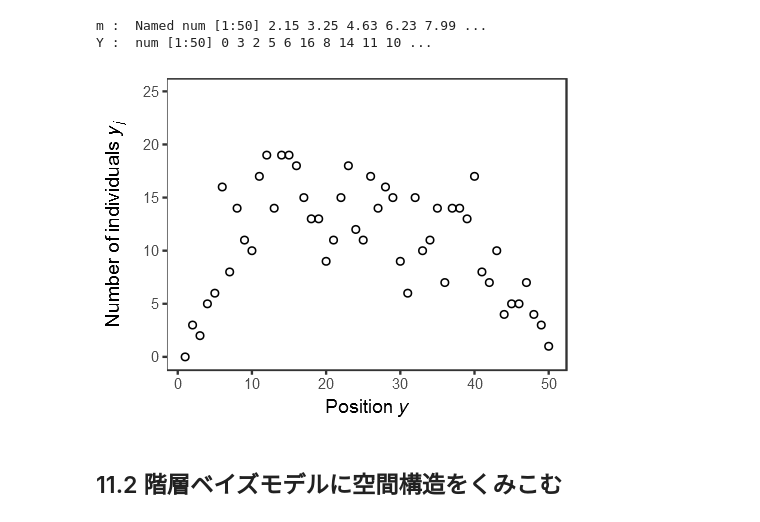
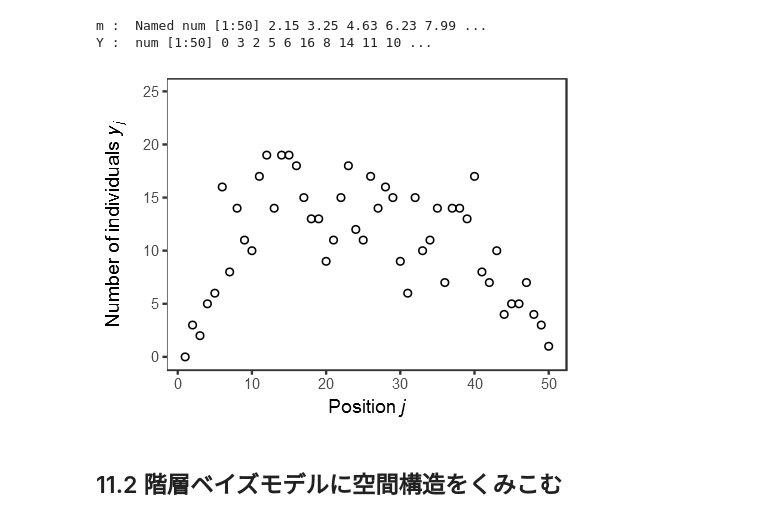
Before and after one commit to whatalnk/stat-model-intro, a Jupyter notebook: Chap11.ipynb, the cells around one changed output. Drawn from its saved outputs; the diff is of its cells as text; code cells hidden in the pictures.

```diff
--- a/Chap11.ipynb
+++ b/Chap11.ipynb
@@ -49,15 +49,15 @@ options(repr.plot.width = 4,repr.plot.height = 3)
 # %%
 # Fig. 11.2
 data_frame(j = seq_along(Y), y = Y) %>>%
     ggplot(aes(x = j, y = y)) +
     geom_point(shape = 21)+
     theme_bw() +
     theme(panel.grid = element_blank()) +
-    xlab(expression("Position "*italic("y"))) +
+    xlab(expression("Position "*italic("j"))) +
     ylab(expression("Number of individuals  "*italic("y")[italic("j")])) +
     ylim(c(0, 25))
 # %% [output]
-[figure, old version]
+[figure, new version]
 # %% [markdown]
 ## 11.2 階層ベイズモデルに空間構造をくみこむ
 # %% [markdown]
```
Also changed, not shown: parts of 78 cells of this notebook, 5 other files.
